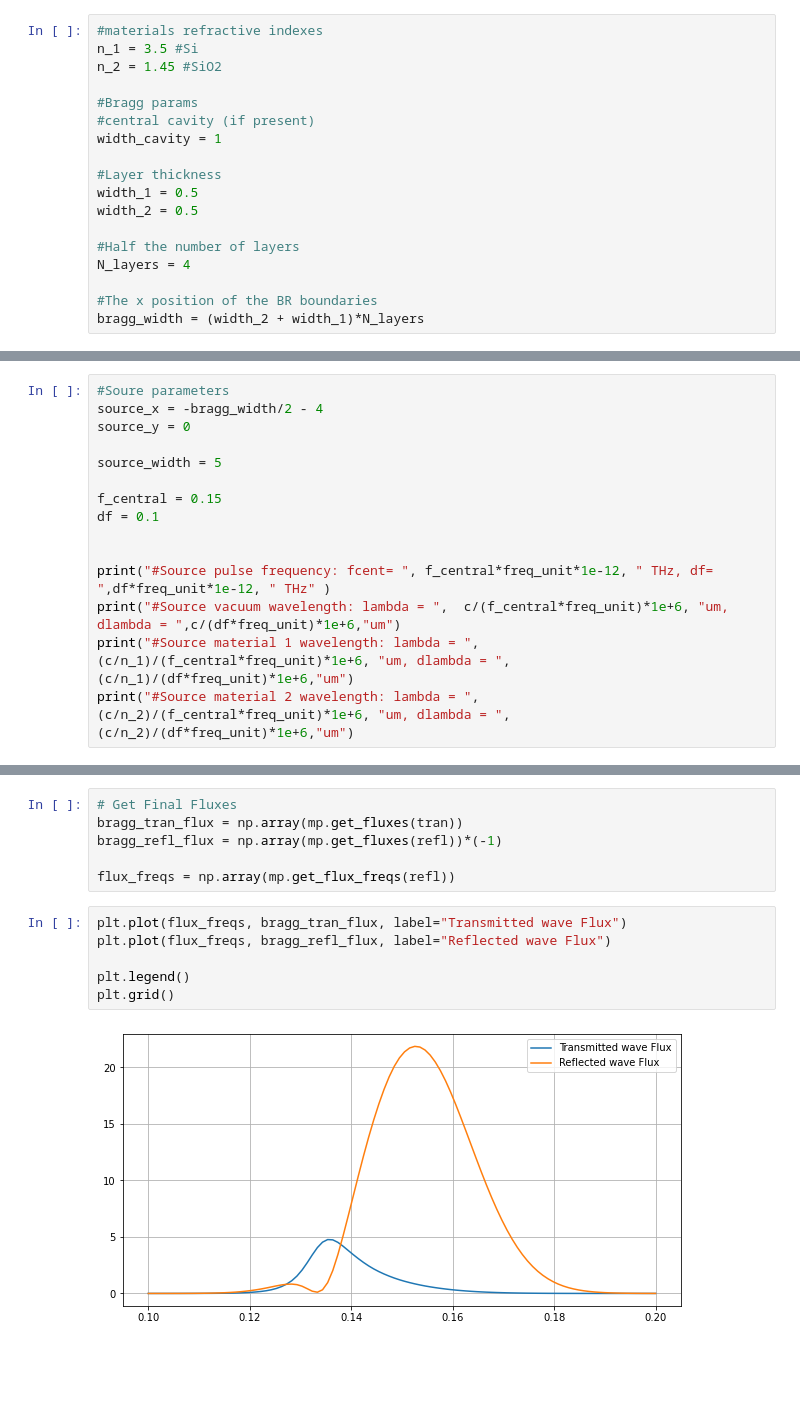
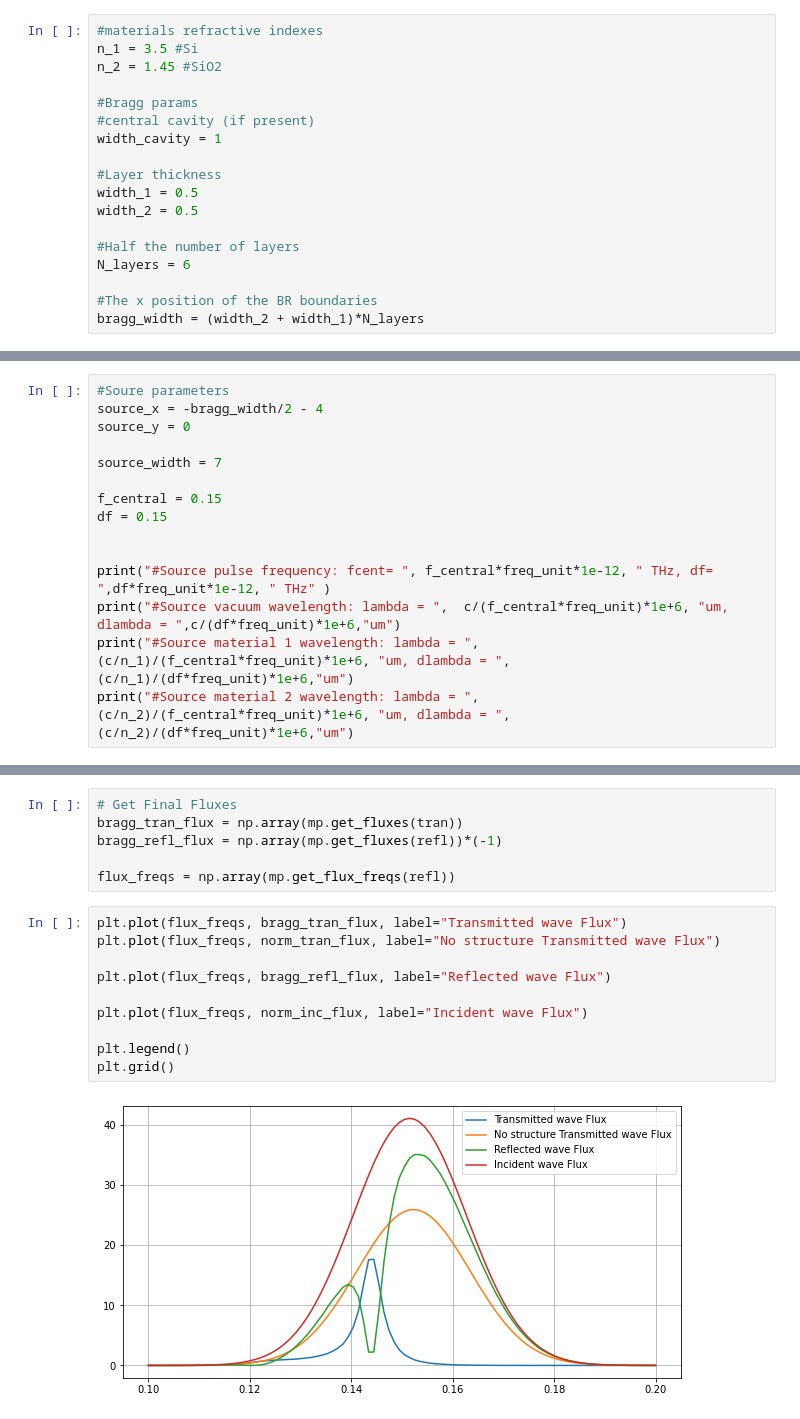
Before and after one commit to leonardocattarin/LabAdvPhotonicsMeep, a Jupyter notebook: Bragg_Reflector/Bragg_Reflector.ipynb, the cells around one changed output, grey strips where cells are left out. Saved outputs shown, nothing was run; the diff lists cells and outputs as text; blank space fills up the shorter version.

```diff
--- a/Bragg_Reflector/Bragg_Reflector.ipynb
+++ b/Bragg_Reflector/Bragg_Reflector.ipynb
@@ -87,7 +87,7 @@ width_1 = 0.5
 width_2 = 0.5
 
 #Half the number of layers
-N_layers = 4
+N_layers = 6
 
 #The x position of the BR boundaries
 bragg_width = (width_2 + width_1)*N_layers
@@ -98,10 +98,10 @@ Source
 source_x = -bragg_width/2 - 4
 source_y = 0
 
-source_width = 5
+source_width = 7
 
 f_central = 0.15
-df = 0.1
+df = 0.15
 
 
 print("#Source pulse frequency: fcent= ", f_central*freq_unit*1e-12, " THz, df= ",df*freq_unit*1e-12, " THz" )
@@ -332,9 +336,13 @@ bragg_refl_flux = np.array(mp.get_fluxes(refl))*(-1)
 flux_freqs = np.array(mp.get_flux_freqs(refl))
 # %%
 plt.plot(flux_freqs, bragg_tran_flux, label="Transmitted wave Flux")
+plt.plot(flux_freqs, norm_tran_flux, label="No structure Transmitted wave Flux")
+
 plt.plot(flux_freqs, bragg_refl_flux, label="Reflected wave Flux")
+
+plt.plot(flux_freqs, norm_inc_flux, label="Incident wave Flux")
 
 plt.legend()
 plt.grid()
 # %% [output]
-[figure, old version]
+[figure, new version]
```
Also changed, not shown: parts of 5 cells of this notebook, 2 other files.
